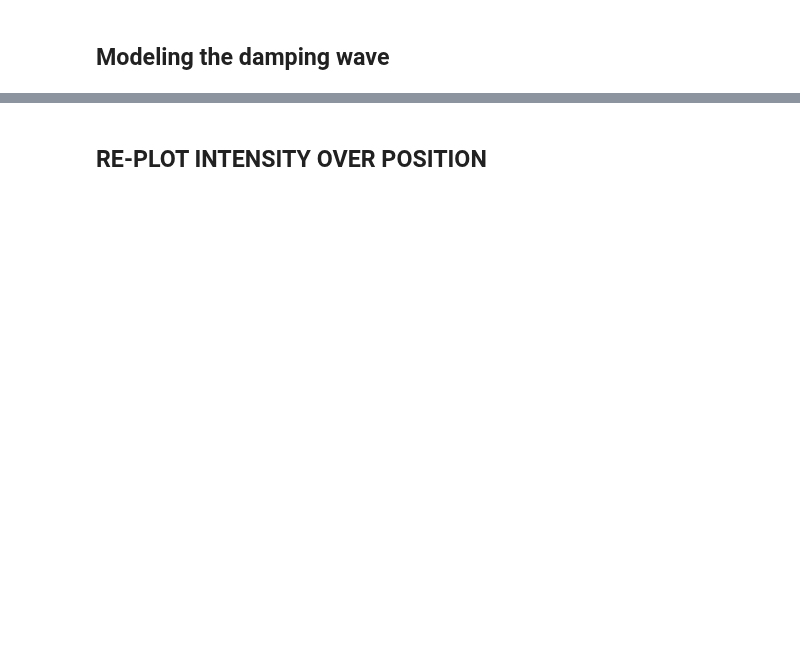
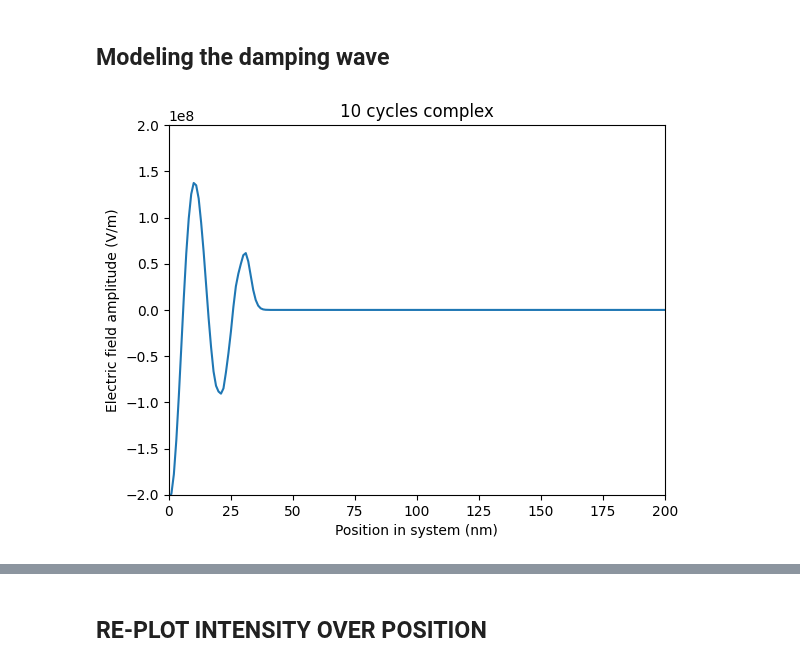
Before and after one commit to nickdavila/1D-Electromagnetic-Wave-Solver, a Jupyter notebook: Code/finite_difference_schemes.ipynb, the cells around one changed output, grey strips where cells are left out. Saved outputs shown, nothing was run; the diff lists cells and outputs as text; code cells hidden in the pictures; blank space fills up the shorter version.

Commit message:
Propagation plots

```diff
--- a/Code/finite_difference_schemes.ipynb
+++ b/Code/finite_difference_schemes.ipynb
@@ -43,6 +43,104 @@ L = wavelength * lambda_mult        # 'length' of simulation
 n_cells = int(L/delta_x)            # number of cells (can also think of as number of grid points)
 # %% [markdown]
 ## Modeling the damping wave
+# %%
+def complex_decaying_wave_soln(n_real, n_imaginary):
+
+    # defining complex index of refraction (no imaginary yet)
+    complex_refractive_index = complex(n_real, n_imaginary)
+    complex_wavenumber = (angular_frequency / speed_of_light) * complex_refractive_index
+
+    x = []  # spatial domain (can also think of as coordinates of grid points)
+    t = []  # time domain
+
+    # Creating arrays for the spatial and time domains. Starting at -2 in order to create ghost cells. And ending with + 3 for the same reason
+    # The ghost cells are there so that in the matrix we can access all indeces
+    # To append, using formula Dr. Woo gave me: X_i = delta_x(i + 1/2)
+    for i in range(-2, n_cells + 3):
+        x.append(delta_x * (i + 0.5))
+
+    for i in range(-2, n_timestep + 3):
+        t.append(delta_t * (i + 0.5))
+
+    x = np.array(x)
+    t = np.array(t)
+
+    E_complex = 1j * np.zeros((len(t), len(x))) # initializing imaginary matrix of dimensions (t, x)
+    r_const_complex = ( (delta_t/delta_x) * (speed_of_light/complex_refractive_index) ) ** 2 # our parameter
+
+    # These loops will go through the grid. We start at 1 so as to not calculate the
+    # value when the a time or spatial point is equal to 0.
+    index = 0
+    for n in range(1, (len(t) - 3)*1 + 0):
+        t_sim = t[n] # in seconds
+
+        # Defning cos and sin terms for wave to later be turned into complex numbers for t_nm1
+        # Making sin zero because it is imaginary component
+        cos_term_0_t_nm1 = E_0 * np.cos((wavenumber * x[0]) - (angular_frequency * t[n-1]) + np.pi/2)
+        sin_term_0_t_nm1 = 0
+
+        cos_term_1_t_nm1 = E_0 * np.cos((wavenumber * x[1]) - (angular_frequency * t[n-1]) + np.pi/2)
+        sin_term_1_t_nm1 = 0
+
+        # Initial conditions in time:
+        E_complex[n-1, 0] = complex(cos_term_0_t_nm1, sin_term_0_t_nm1)
+        E_complex[n-1, 1] = complex(cos_term_1_t_nm1, sin_term_1_t_nm1)
+
+
+        # Defning cos and sin terms for wave to later be turned into complex numbers for t_n
+        # Making sin zero because it is imaginary component
+        cos_term_0_t_n = E_0 * np.cos((wavenumber * x[0]) - (angular_frequency * t[n]) + np.pi/2)
+        sin_term_0_t_n = 0
+
+        cos_term_1_t_n = E_0 * np.cos((wavenumber * x[1]) - (angular_frequency * t[n]) + np.pi/2)
+        sin_term_1_t_n = 0
+
+        # Instantenously defining the boundary conditions/values of ghost cells on the RIGHT:
+        E_complex[n, 0] = complex(cos_term_0_t_n, sin_term_0_t_n)
+        E_complex[n, 1] = complex(cos_term_1_t_n, sin_term_1_t_n)
+
+        # We have no laser on the left, so boundary conditions are just 0
+        E_complex[n, -1] = complex(0)
+        E_complex[n, -2] = complex(0)
+
+        precision_num = 10
+        for i in range(2, len(x) - 3):
+
+            # explicit scheme
+            E_complex[n+1, i] = np.exp(-complex_wavenumber.imag * x[i]) * ( (r_const_complex.real) * ( E_complex[n, i+1] - 2*E_complex[n, i] + E_complex[n, i-1] ) - ( -2*E_complex[n, i] + E_complex[n-1, i] ) )
+
+            # this if block constrains the wave to inside our physical bounds
+            if (True) and abs(E_complex[n+1, i])/abs(E_0) > 1:
+                E_complex[n+1, i] = E_0 * np.sign(E_complex[n, i])
+
+            index += 1
+
+    return E_complex, x, t
+
+E_complex_non_damped = complex_decaying_wave_soln(1, 0)
+
+# Adding imaginary to damp wave
+# re-defining complex index of refraction (adding imaginary part to force damping using analytical solution)
+n_real = 1
+n_i = 0.125
+complex_refractive_index = complex(n_real, n_i)
+complex_wavenumber = (angular_frequency / speed_of_light) * complex_refractive_index
+E_complex_data = E_complex_non_damped[0]
+E_complex_data_xdata = E_complex_non_damped[1]
+E_complex_data_tdata = E_complex_non_damped[2]
+
+format_title = "{} cycles complex".format(lambda_mult)
+plt.title(format_title)
+plt.xlabel("Position in system (nm)") # in entire simulation domain. Units of 10 ** -9 meters in SI units
+plt.ylabel("Electric field amplitude (V/m)") # SI unit of volts / m
+# Setting the x-axis to 1-10
+# and y-axis to 1-15
+plt.axis([0, 200, -2*(10**8), 2*(10**8)])
+# plt.plot(np.exp(-complex_wavenumber.imag * E_complex_data_xdata) * E_complex_data[int(int(E_complex_data.shape[0]/lambda_mult) * lambda_mult), :].real)
+plt.plot(np.exp(-complex_wavenumber.imag * E_complex_data_xdata) * E_complex_data[int(int(70/lambda_mult) * lambda_mult), :].real)
+plt.show()
+# %% [output]
+[figure, added]
 # %%
 def complex_decaying_wave_soln(n_real, n_imaginary):
 
```
Also changed, not shown: parts of 2 cells of this notebook, 2 other files.
